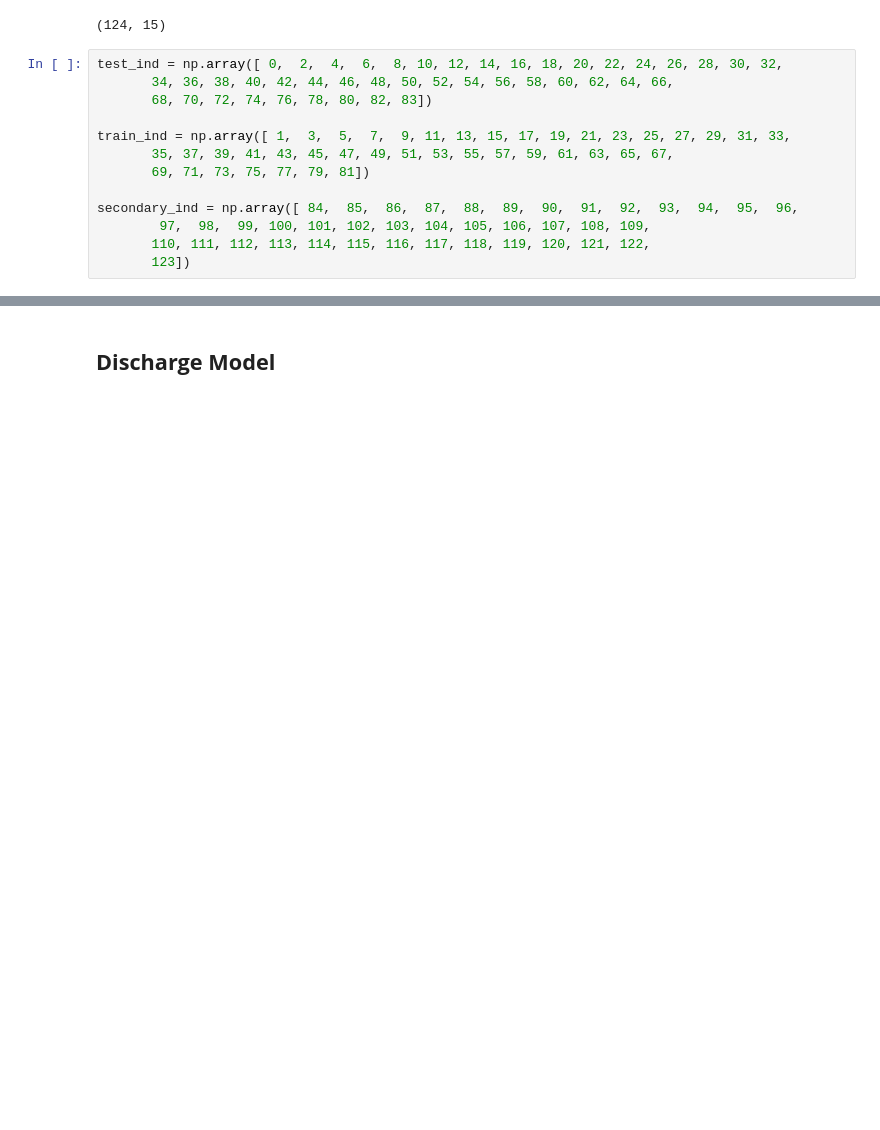
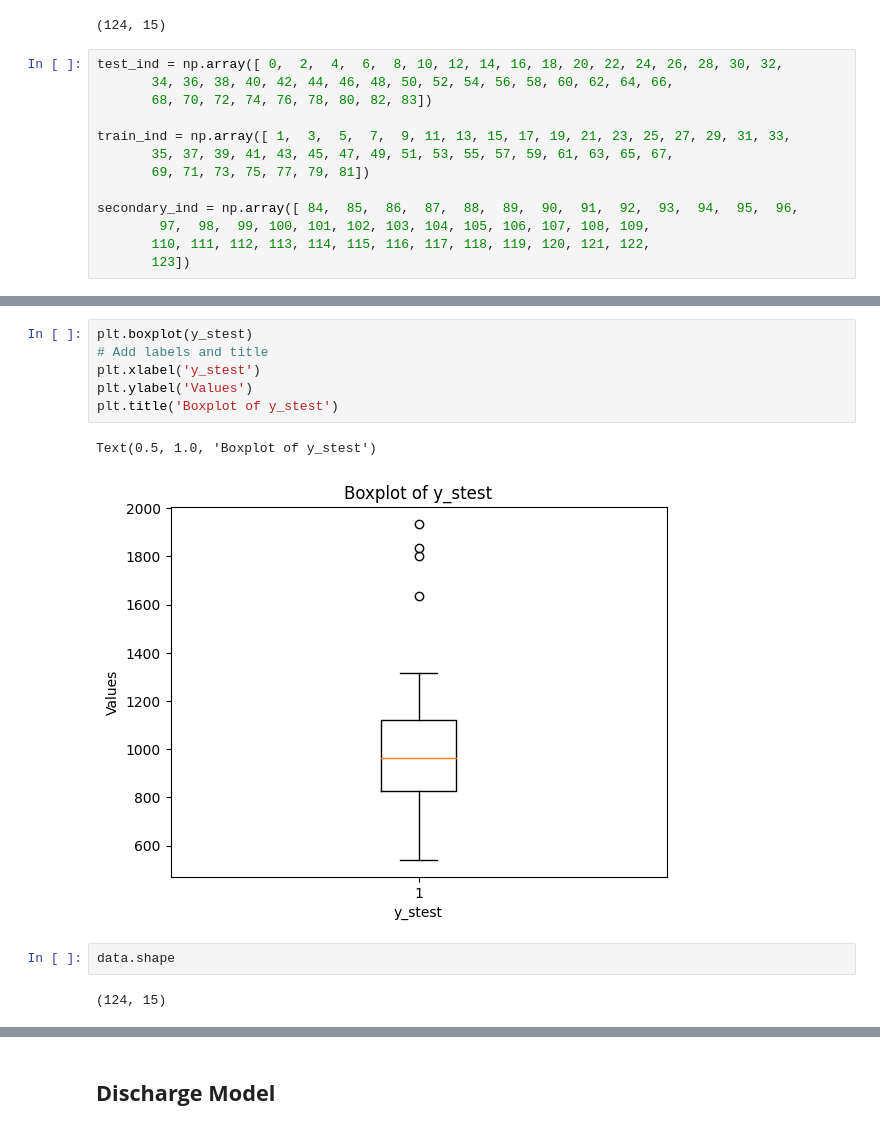
Before and after one commit to nathan99sun/HybridPred, a Jupyter notebook: source/Nature_elastic_net.ipynb, the cells around one changed output, grey strips where cells are left out. Drawn from its saved outputs; the diff is of its cells as text; blank space fills up the shorter version.

```diff
--- a/source/Nature_elastic_net.ipynb
+++ b/source/Nature_elastic_net.ipynb
@@ -26,0 +57,13 @@ secondary_ind = np.array([ 84,  85,  86,  87,  88,  89,  90,  91,  92,  93,  94,
+# %%
+plt.boxplot(y_stest)
+# Add labels and title
+plt.xlabel('y_stest')
+plt.ylabel('Values')
+plt.title('Boxplot of y_stest')
+# %% [output]
+Text(0.5, 1.0, 'Boxplot of y_stest')
+[figure, added]
+# %%
+data.shape
+# %% [output]
+(124, 15)
```
Also changed, not shown: parts of 41 cells of this notebook, 1 other file.
